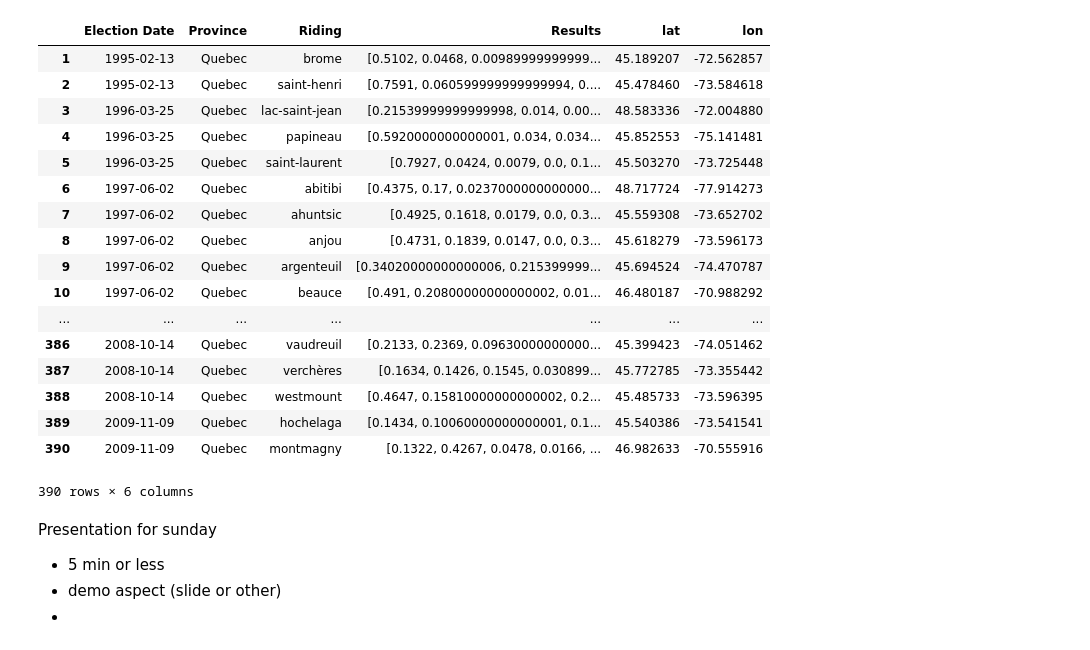
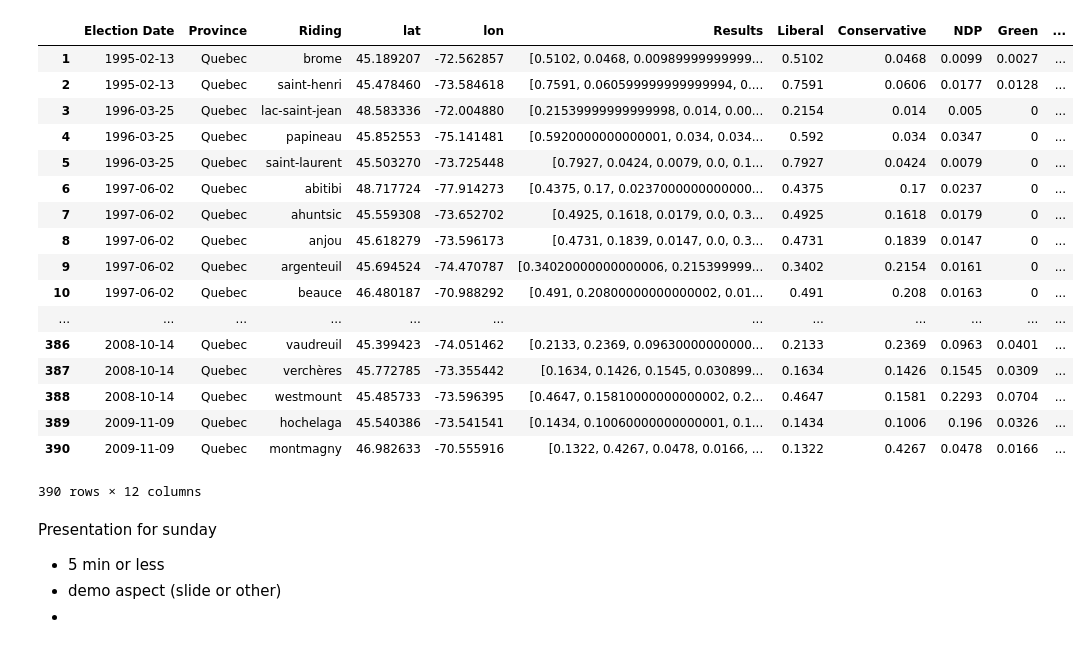
Before and after one commit to zpleunis/ai_climate_hackathon, a Jupyter notebook: electoral-climate-votes.ipynb, the cells around one changed output. Drawn from its saved outputs; the diff is of its cells as text; code cells hidden in the pictures.

Commit message:
create VoteResult.csv

```diff
--- a/electoral-climate-votes.ipynb
+++ b/electoral-climate-votes.ipynb
@@ -40,21 +37,27 @@ def partyLabel (row):
         return 4
     else:
         return 5
-dfq['partyLabel']= dfq.apply (lambda row: partyLabel(row), axis=1)
+df['partyLabel']= df.apply (lambda row: partyLabel(row), axis=1)
 # %%
 #dataframe with one row per riding per date
-dfqUnique=pd.DataFrame(columns=['Election Date', 'Province', 'Riding','Results','lat','lon'])
+parties=['Liberal','Conservative','NDP','Green','Bloc','Other']
+dfUnique=pd.DataFrame(columns=['Election Date', 'Province', 'Riding','lat','lon',
+                                'Results','Liberal','Conservative','NDP','Green','Bloc','Other'])
 prevRiding=''
 i=0
-for date, row in dfq.iterrows():
+for date, row in df.iterrows():
+    print(date)
+    percentVotes=row['Votes (%)']/100
     if prevRiding != row['Riding']:
-        if i>2:
-            print( sum(dfqUnique.loc[i]['Results']))
+        if i>2 and 0.98> sum(dfUnique['Results'][i]) >1.02:
+            print("!!! Sum of results is not 1!!!", sum(dfUnique['Results'][i]),dfUnique['Election Date'][i],dfUnique['Riding'][i] )
         i+=1
         Results=np.zeros(6)
-        Results[row['partyLabel']]+= row['Votes (%)']/100
-        dfqUnique.loc[i]=[date] + [row['Province'],row['Riding'],Results,row['lat'],row['lon']]
+        Results[row['partyLabel']]+= percentVotes
+        dfUnique.loc[i]=[date,row['Province'],row['Riding'],row['lat'],row['lon'],Results,0,0,0,0,0,0]
+        dfUnique[parties[row['partyLabel']]][i]+=percentVotes
     elif prevRiding == row['Riding']:
-        dfqUnique.loc[i]['Results'][row['partyLabel']]+=row['Votes (%)']/100
+        dfUnique[parties[row['partyLabel']]][i]+=percentVotes
+        dfUnique['Results'][i][row['partyLabel']]+=percentVotes
     prevRiding=row['Riding']
 # %% [output]
@@ -78,21 +94,21 @@ for date, row in dfq.iterrows():
-# %%
-dfqUnique
-# %% [output]
-|  | Election Date | Province | Riding | Results | lat | lon |
-| 1 | 1995-02-13 | Quebec | brome | [0.5102, 0.0468, 0.00989999999999... | 45.189207 | -72.562857 |
-| 2 | 1995-02-13 | Quebec | saint-henri | [0.7591, 0.060599999999999994, 0.... | 45.478460 | -73.584618 |
-| 3 | 1996-03-25 | Quebec | lac-saint-jean | [0.21539999999999998, 0.014, 0.00... | 48.583336 | -72.004880 |
-| 4 | 1996-03-25 | Quebec | papineau | [0.5920000000000001, 0.034, 0.034... | 45.852553 | -75.141481 |
-| 5 | 1996-03-25 | Quebec | saint-laurent | [0.7927, 0.0424, 0.0079, 0.0, 0.1... | 45.503270 | -73.725448 |
-| 6 | 1997-06-02 | Quebec | abitibi | [0.4375, 0.17, 0.0237000000000000... | 48.717724 | -77.914273 |
-| 7 | 1997-06-02 | Quebec | ahuntsic | [0.4925, 0.1618, 0.0179, 0.0, 0.3... | 45.559308 | -73.652702 |
-| 8 | 1997-06-02 | Quebec | anjou | [0.4731, 0.1839, 0.0147, 0.0, 0.3... | 45.618279 | -73.596173 |
-| 9 | 1997-06-02 | Quebec | argenteuil | [0.34020000000000006, 0.215399999... | 45.694524 | -74.470787 |
-| 10 | 1997-06-02 | Quebec | beauce | [0.491, 0.20800000000000002, 0.01... | 46.480187 | -70.988292 |
-| ... | ... | ... | ... | ... | ... | ... |
-| 386 | 2008-10-14 | Quebec | vaudreuil | [0.2133, 0.2369, 0.09630000000000... | 45.399423 | -74.051462 |
-| 387 | 2008-10-14 | Quebec | verchères | [0.1634, 0.1426, 0.1545, 0.030899... | 45.772785 | -73.355442 |
-| 388 | 2008-10-14 | Quebec | westmount | [0.4647, 0.15810000000000002, 0.2... | 45.485733 | -73.596395 |
-| 389 | 2009-11-09 | Quebec | hochelaga | [0.1434, 0.10060000000000001, 0.1... | 45.540386 | -73.541541 |
-| 390 | 2009-11-09 | Quebec | montmagny | [0.1322, 0.4267, 0.0478, 0.0166, ... | 46.982633 | -70.555916 |
-390 rows × 6 columns
+# %%
+dfUnique
+# %% [output]
+|  | Election Date | Province | Riding | lat | lon | Results | Liberal | Conservative | NDP | Green | ... |
+| 1 | 1995-02-13 | Quebec | brome | 45.189207 | -72.562857 | [0.5102, 0.0468, 0.00989999999999... | 0.5102 | 0.0468 | 0.0099 | 0.0027 | ... |
+| 2 | 1995-02-13 | Quebec | saint-henri | 45.478460 | -73.584618 | [0.7591, 0.060599999999999994, 0.... | 0.7591 | 0.0606 | 0.0177 | 0.0128 | ... |
+| 3 | 1996-03-25 | Quebec | lac-saint-jean | 48.583336 | -72.004880 | [0.21539999999999998, 0.014, 0.00... | 0.2154 | 0.014 | 0.005 | 0 | ... |
+| 4 | 1996-03-25 | Quebec | papineau | 45.852553 | -75.141481 | [0.5920000000000001, 0.034, 0.034... | 0.592 | 0.034 | 0.0347 | 0 | ... |
+| 5 | 1996-03-25 | Quebec | saint-laurent | 45.503270 | -73.725448 | [0.7927, 0.0424, 0.0079, 0.0, 0.1... | 0.7927 | 0.0424 | 0.0079 | 0 | ... |
+| 6 | 1997-06-02 | Quebec | abitibi | 48.717724 | -77.914273 | [0.4375, 0.17, 0.0237000000000000... | 0.4375 | 0.17 | 0.0237 | 0 | ... |
+| 7 | 1997-06-02 | Quebec | ahuntsic | 45.559308 | -73.652702 | [0.4925, 0.1618, 0.0179, 0.0, 0.3... | 0.4925 | 0.1618 | 0.0179 | 0 | ... |
+| 8 | 1997-06-02 | Quebec | anjou | 45.618279 | -73.596173 | [0.4731, 0.1839, 0.0147, 0.0, 0.3... | 0.4731 | 0.1839 | 0.0147 | 0 | ... |
+| 9 | 1997-06-02 | Quebec | argenteuil | 45.694524 | -74.470787 | [0.34020000000000006, 0.215399999... | 0.3402 | 0.2154 | 0.0161 | 0 | ... |
+| 10 | 1997-06-02 | Quebec | beauce | 46.480187 | -70.988292 | [0.491, 0.20800000000000002, 0.01... | 0.491 | 0.208 | 0.0163 | 0 | ... |
+| ... | ... | ... | ... | ... | ... | ... | ... | ... | ... | ... | ... |
+| 386 | 2008-10-14 | Quebec | vaudreuil | 45.399423 | -74.051462 | [0.2133, 0.2369, 0.09630000000000... | 0.2133 | 0.2369 | 0.0963 | 0.0401 | ... |
+| 387 | 2008-10-14 | Quebec | verchères | 45.772785 | -73.355442 | [0.1634, 0.1426, 0.1545, 0.030899... | 0.1634 | 0.1426 | 0.1545 | 0.0309 | ... |
+| 388 | 2008-10-14 | Quebec | westmount | 45.485733 | -73.596395 | [0.4647, 0.15810000000000002, 0.2... | 0.4647 | 0.1581 | 0.2293 | 0.0704 | ... |
+| 389 | 2009-11-09 | Quebec | hochelaga | 45.540386 | -73.541541 | [0.1434, 0.10060000000000001, 0.1... | 0.1434 | 0.1006 | 0.196 | 0.0326 | ... |
+| 390 | 2009-11-09 | Quebec | montmagny | 46.982633 | -70.555916 | [0.1322, 0.4267, 0.0478, 0.0166, ... | 0.1322 | 0.4267 | 0.0478 | 0.0166 | ... |
+390 rows × 12 columns
```
Also changed, not shown: parts of 6 cells of this notebook, 2 other files.
